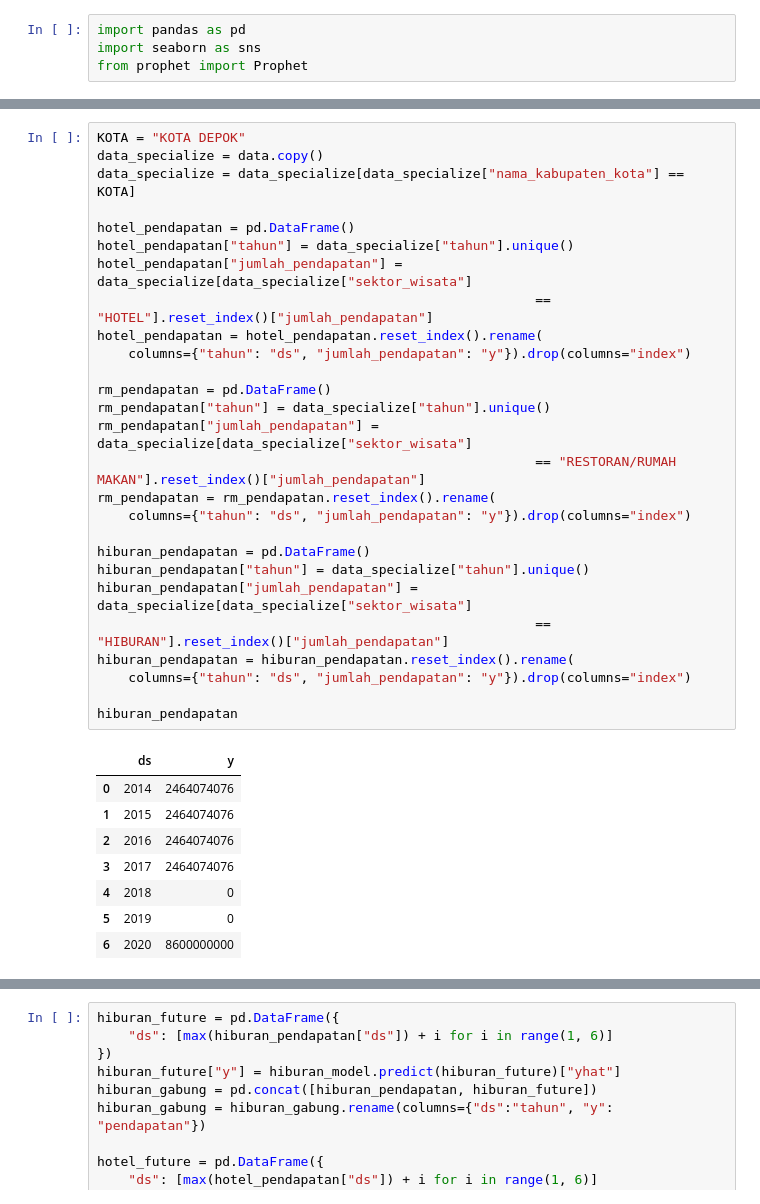
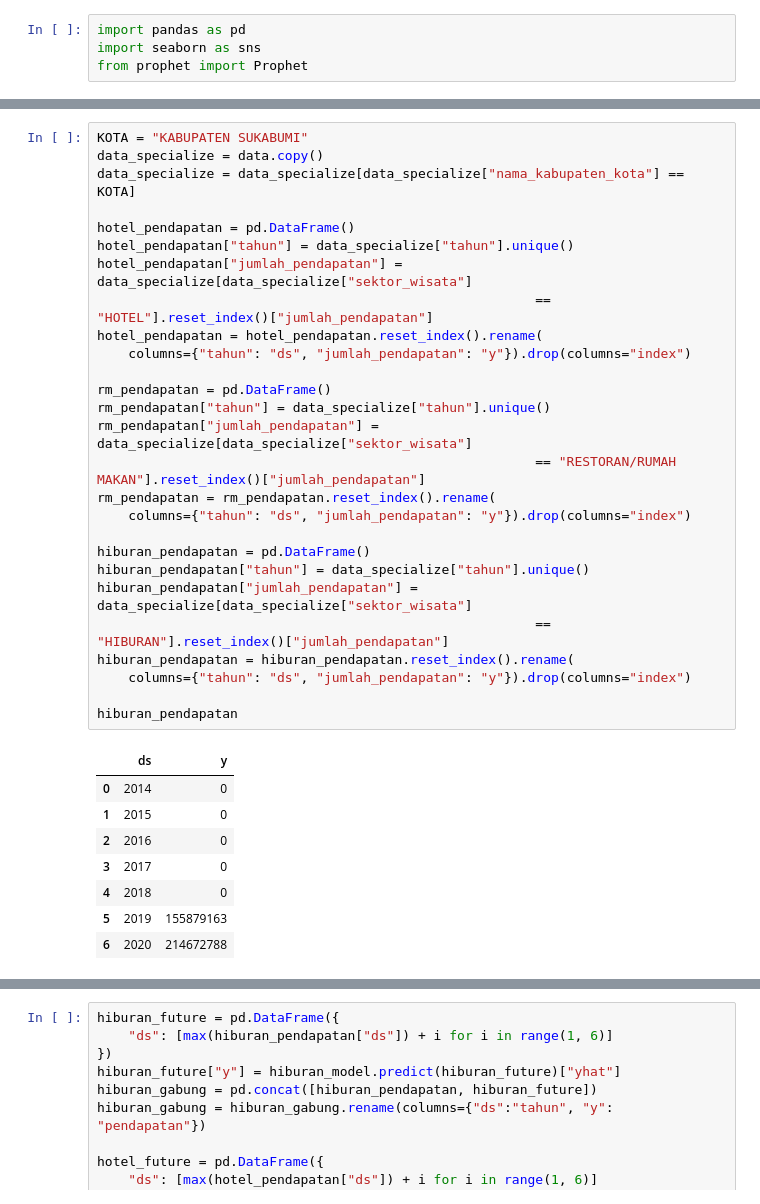
Before and after one commit to SulthanAbiyyu/airnology-2022, a Jupyter notebook: notebooks/modeling/conditional_forecasting.ipynb, the cells around one changed output, grey strips where cells are left out. Drawn from its saved outputs; the diff is of its cells as text.

```diff
--- a/notebooks/modeling/conditional_forecasting.ipynb
+++ b/notebooks/modeling/conditional_forecasting.ipynb
@@ -13,41 +13,41 @@ data.head(5)
 | 3 | 4 | 32 | JAWA BARAT | 3201 | KABUPATEN BOGOR | RETRIBUSI | ... |
 | 4 | 5 | 32 | JAWA BARAT | 3202 | KABUPATEN SUKABUMI | HOTEL | ... |
 # %%
-KOTA = "KOTA DEPOK"
+KOTA = "KABUPATEN SUKABUMI"
 data_specialize = data.copy()
 data_specialize = data_specialize[data_specialize["nama_kabupaten_kota"] == KOTA]
 
 hotel_pendapatan = pd.DataFrame()
 hotel_pendapatan["tahun"] = data_specialize["tahun"].unique()
 hotel_pendapatan["jumlah_pendapatan"] = data_specialize[data_specialize["sektor_wisata"]
                                                         == "HOTEL"].reset_index()["jumlah_pendapatan"]
 hotel_pendapatan = hotel_pendapatan.reset_index().rename(
     columns={"tahun": "ds", "jumlah_pendapatan": "y"}).drop(columns="index")
 
 rm_pendapatan = pd.DataFrame()
 rm_pendapatan["tahun"] = data_specialize["tahun"].unique()
 rm_pendapatan["jumlah_pendapatan"] = data_specialize[data_specialize["sektor_wisata"]
                                                         == "RESTORAN/RUMAH MAKAN"].reset_index()["jumlah_pendapatan"]
 rm_pendapatan = rm_pendapatan.reset_index().rename(
     columns={"tahun": "ds", "jumlah_pendapatan": "y"}).drop(columns="index")
 
 hiburan_pendapatan = pd.DataFrame()
 hiburan_pendapatan["tahun"] = data_specialize["tahun"].unique()
 hiburan_pendapatan["jumlah_pendapatan"] = data_specialize[data_specialize["sektor_wisata"]
                                                         == "HIBURAN"].reset_index()["jumlah_pendapatan"]
 hiburan_pendapatan = hiburan_pendapatan.reset_index().rename(
     columns={"tahun": "ds", "jumlah_pendapatan": "y"}).drop(columns="index")
 
 hiburan_pendapatan
 # %% [output]
 |  | ds | y |
-| 0 | 2014 | 2464074076 |
-| 1 | 2015 | 2464074076 |
-| 2 | 2016 | 2464074076 |
-| 3 | 2017 | 2464074076 |
+| 0 | 2014 | 0 |
+| 1 | 2015 | 0 |
+| 2 | 2016 | 0 |
+| 3 | 2017 | 0 |
 | 4 | 2018 | 0 |
-| 5 | 2019 | 0 |
-| 6 | 2020 | 8600000000 |
+| 5 | 2019 | 155879163 |
+| 6 | 2020 | 214672788 |
 # %%
 hiburan_pendapatan.set_index("ds").plot()
 hotel_pendapatan.set_index("ds").plot()
```
Also changed, not shown: parts of 5 cells of this notebook, 1 other file.
